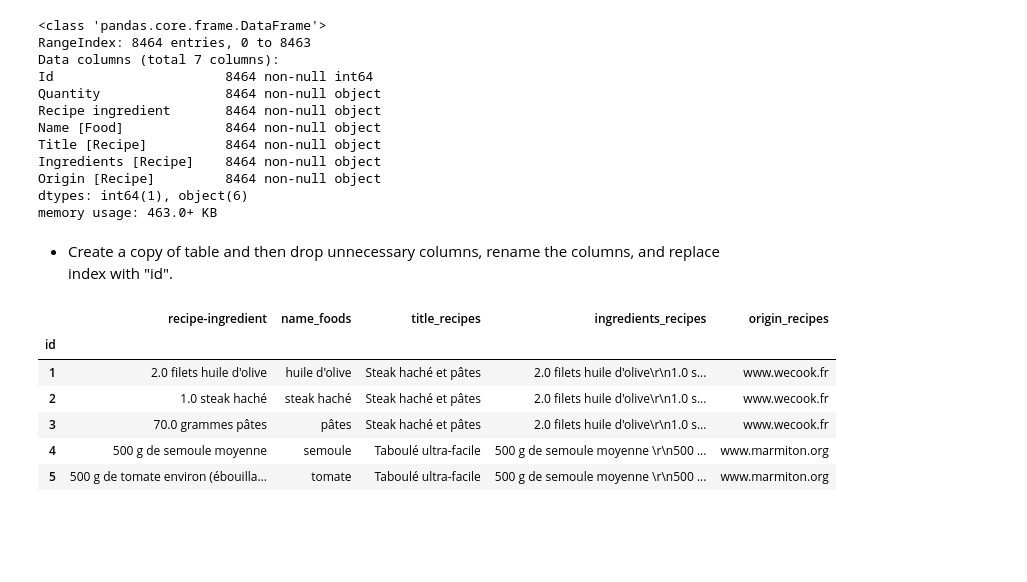
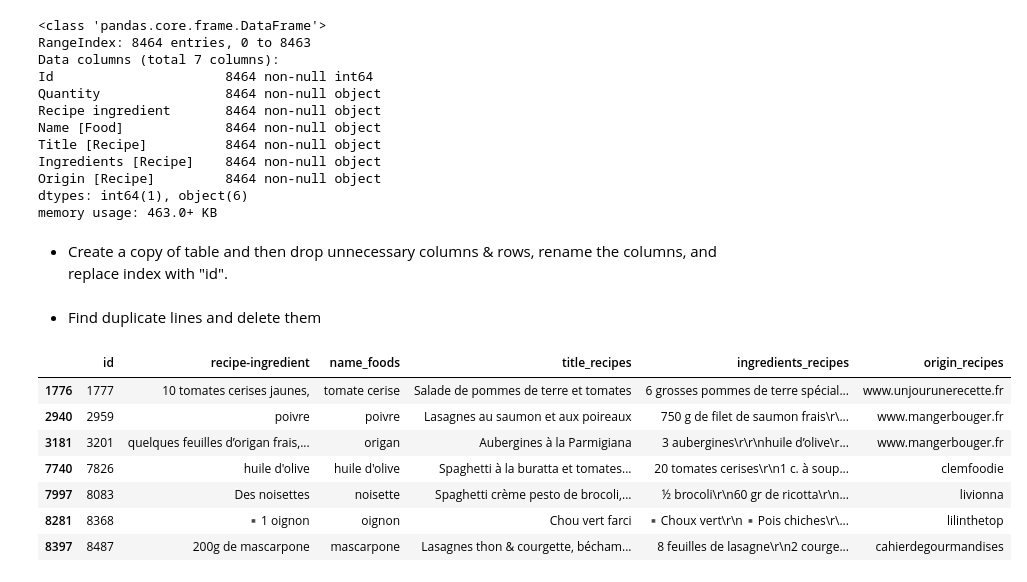
Before and after one commit to rezaadle/food-mama-project, a Jupyter notebook: mama-preprocessing.ipynb, the cells around one changed output. Drawn from its saved outputs; the diff is of its cells as text; code cells hidden in the pictures; blank space fills up the shorter version.

```diff
--- a/mama-preprocessing.ipynb
+++ b/mama-preprocessing.ipynb
@@ -334,19 +336,25 @@ Origin [Recipe]         8464 non-null object
 dtypes: int64(1), object(6)
 memory usage: 463.0+ KB
 # %% [markdown]
-- Create a copy of table and then drop unnecessary columns, rename the columns, and replace index with "id".
+- Create a copy of table and then drop unnecessary columns & rows, rename the columns, and replace index with "id".
 # %%
 item_copy = item.copy()
 item.drop(["Quantity"], axis=1, inplace=True)
 # Names after "_" are the tables name
 item.columns = ['id', 'recipe-ingredient', 'name_foods', 'title_recipes', 'ingredients_recipes', 'origin_recipes']
-item.set_index("id", inplace=True)
-item.head()
-# %% [output]
-|  | recipe-ingredient | name_foods | title_recipes | ingredients_recipes | origin_recipes |
-| id |  |  |  |  |  |
-| 1 | 2.0 filets huile d'olive | huile d'olive | Steak haché et pâtes | 2.0 filets huile d'olive\r\n1.0 s... | www.wecook.fr |
-| 2 | 1.0 steak haché | steak haché | Steak haché et pâtes | 2.0 filets huile d'olive\r\n1.0 s... | www.wecook.fr |
-| 3 | 70.0 grammes pâtes | pâtes | Steak haché et pâtes | 2.0 filets huile d'olive\r\n1.0 s... | www.wecook.fr |
-| 4 | 500 g de semoule moyenne | semoule | Taboulé ultra-facile | 500 g de semoule moyenne \r\n500 ... | www.marmiton.org |
-| 5 | 500 g de tomate environ (ébouilla... | tomate | Taboulé ultra-facile | 500 g de semoule moyenne \r\n500 ... | www.marmiton.org |
+# %% [markdown]
+- Find duplicate lines and delete them
+# %%
+#print(item.loc[(item["title_recipes"] == text), ["id","title_recipes","name_foods"]])
+unique_lst = np.asarray([x[1].values[0] for x in list(item.groupby(["title_recipes","name_foods"])["id"])])
+id_lst = item["id"].values
+item[item.id.isin(list(set(id_lst) - set(unique_lst)))]
+# %% [output]
+|  | id | recipe-ingredient | name_foods | title_recipes | ingredients_recipes | origin_recipes |
+| 1776 | 1777 | 10 tomates cerises jaunes, | tomate cerise | Salade de pommes de terre et tomates | 6 grosses pommes de terre spécial... | www.unjourunerecette.fr |
+| 2940 | 2959 | poivre | poivre | Lasagnes au saumon et aux poireaux | 750 g de filet de saumon frais\r\... | www.mangerbouger.fr |
+| 3181 | 3201 | quelques feuilles d’origan frais,... | origan | Aubergines à la Parmigiana | 3 aubergines\r\r\nhuile d’olive\r... | www.mangerbouger.fr |
+| 7740 | 7826 | huile d'olive | huile d'olive | Spaghetti à la buratta et tomates... | 20 tomates cerises\r\n1 c. à soup... | clemfoodie |
+| 7997 | 8083 | Des noisettes | noisette | Spaghetti crème pesto de brocoli,... | ½ brocoli\r\n60 gr de ricotta\r\n... | livionna |
+| 8281 | 8368 | ▪️1 oignon | oignon | Chou vert farci | ▪️Choux vert\r\n▪️Pois chiches\r\... | lilinthetop |
+| 8397 | 8487 | 200g de mascarpone | mascarpone | Lasagnes thon & courgette, bécham... | 8 feuilles de lasagne\r\n2 courge... | cahierdegourmandises |
```
Also changed, not shown: parts of 5 cells of this notebook, 2 other files.
